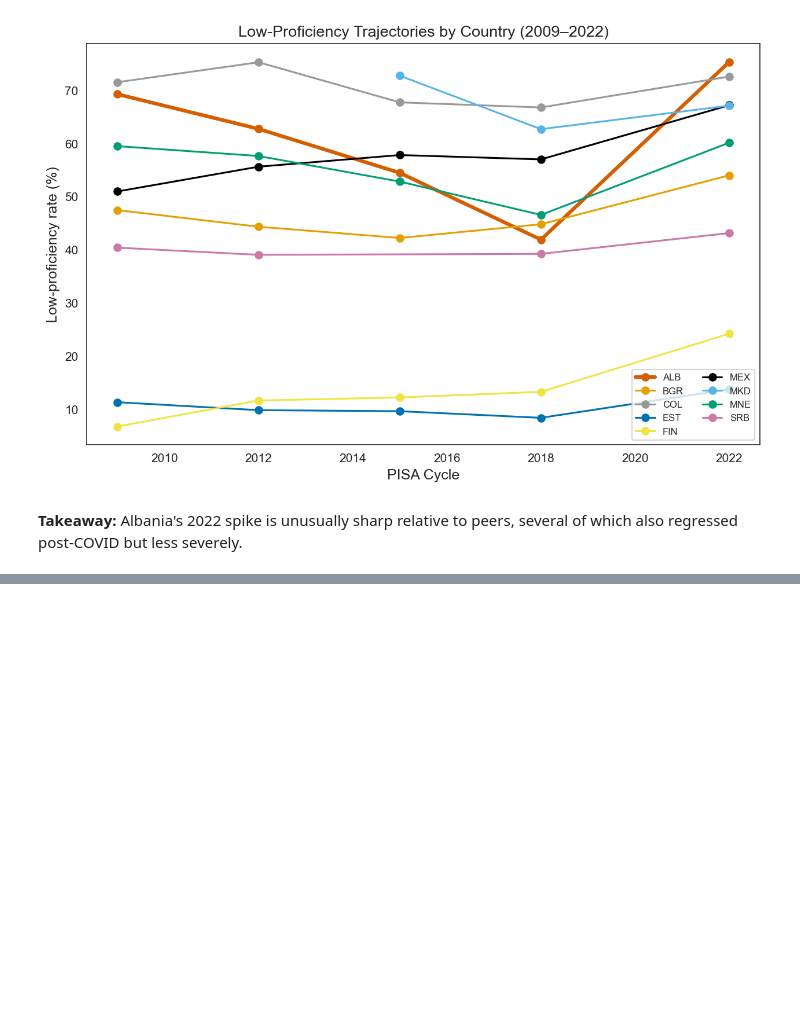
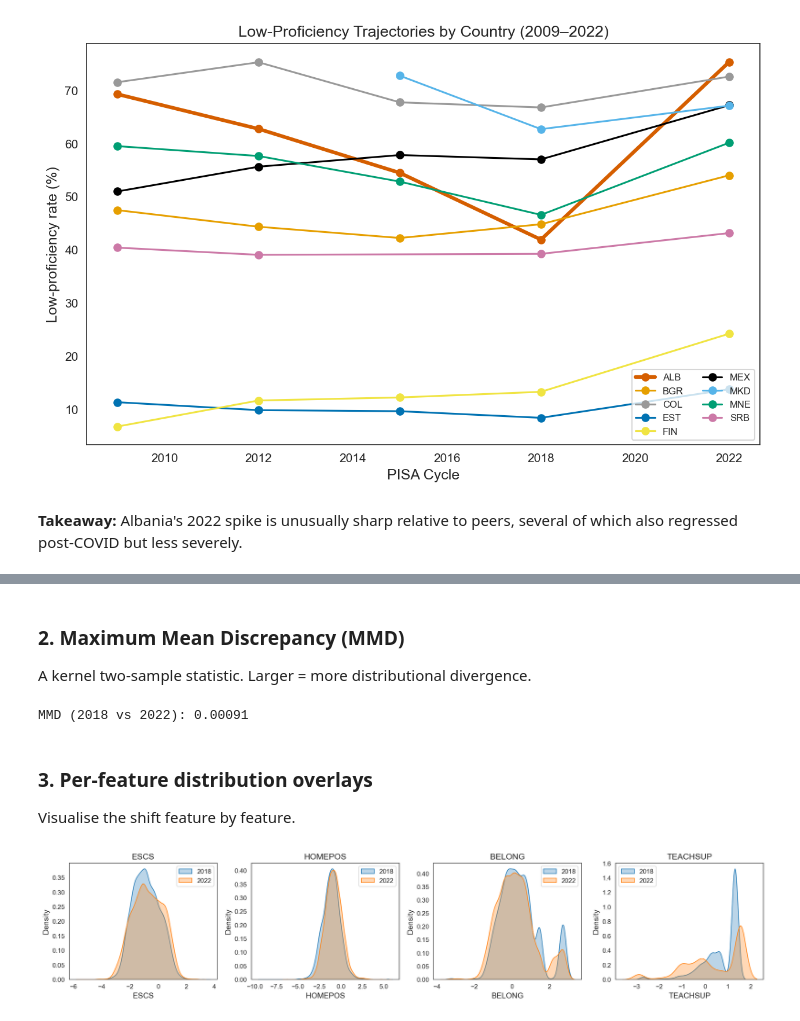
Before and after one commit to xhoja/oecd-pisa-albania, a Jupyter notebook: notebooks/02_crisis_in_context.ipynb, the cells around one changed output, grey strips where cells are left out. Drawn from its saved outputs; the diff is of its cells as text; code cells hidden in the pictures; blank space fills up the shorter version.

```diff
--- a/notebooks/02_eda_comparative.ipynb
+++ b/notebooks/02_crisis_in_context.ipynb
@@ -166,0 +195,7 @@ ax.legend(ncol=2, fontsize=8); plt.show()
+# %%
+from src.features.target import add_all_targets
+from src.statistics.tests import covariate_shift_test, maximum_mean_discrepancy
+df = add_all_targets(pd.read_parquet('../data/processed/albania_longitudinal.parquet'))
+core = ['ESCS','HOMEPOS','BELONG','TEACHSUP','ANXMAT','GRADE','REPEAT','IMMIG','GENDER']
+d2018 = df[df.CYCLE==2018]; d2022 = df[df.CYCLE==2022]
+print('2018 n =', len(d2018), '| 2022 n =', len(d2022))
@@ -166,0 +230,30 @@ ax.legend(ncol=2, fontsize=8); plt.show()
+# %% [markdown]
+### 2. Maximum Mean Discrepancy (MMD)
+
+A kernel two-sample statistic. Larger = more distributional divergence.
+# %%
+from sklearn.preprocessing import StandardScaler
+common = [f for f in core if d2018[f].notna().any() and d2022[f].notna().any()]
+med = pd.concat([d2018[common], d2022[common]]).median()
+X1 = StandardScaler().fit_transform(d2018[common].fillna(med).sample(min(1500,len(d2018)), random_state=42))
+X2 = StandardScaler().fit_transform(d2022[common].fillna(med).sample(min(1500,len(d2022)), random_state=42))
+print('MMD (2018 vs 2022):', round(maximum_mean_discrepancy(X1, X2), 5))
+# %% [output]
+MMD (2018 vs 2022): 0.00091
+# %% [markdown]
+### 3. Per-feature distribution overlays
+
+Visualise the shift feature by feature.
+# %%
+from src.visualization.style import apply_publication_style
+apply_publication_style()
+import seaborn as sns
+plot_feats = [f for f in ['ESCS','HOMEPOS','BELONG','TEACHSUP','ANXMAT'] if d2022[f].notna().any() and d2018[f].notna().any()]
+fig, axes = plt.subplots(1, len(plot_feats), figsize=(4*len(plot_feats),3.5))
+for ax, f in zip(np.atleast_1d(axes), plot_feats):
+    sns.kdeplot(d2018[f].dropna(), ax=ax, label='2018', fill=True, alpha=.3)
+    sns.kdeplot(d2022[f].dropna(), ax=ax, label='2022', fill=True, alpha=.3)
+    ax.set_title(f); ax.legend()
+plt.tight_layout(); plt.show()
+# %% [output]
+[figure, added]
```
Also changed, not shown: parts of 17 cells of this notebook, 28 other files.
